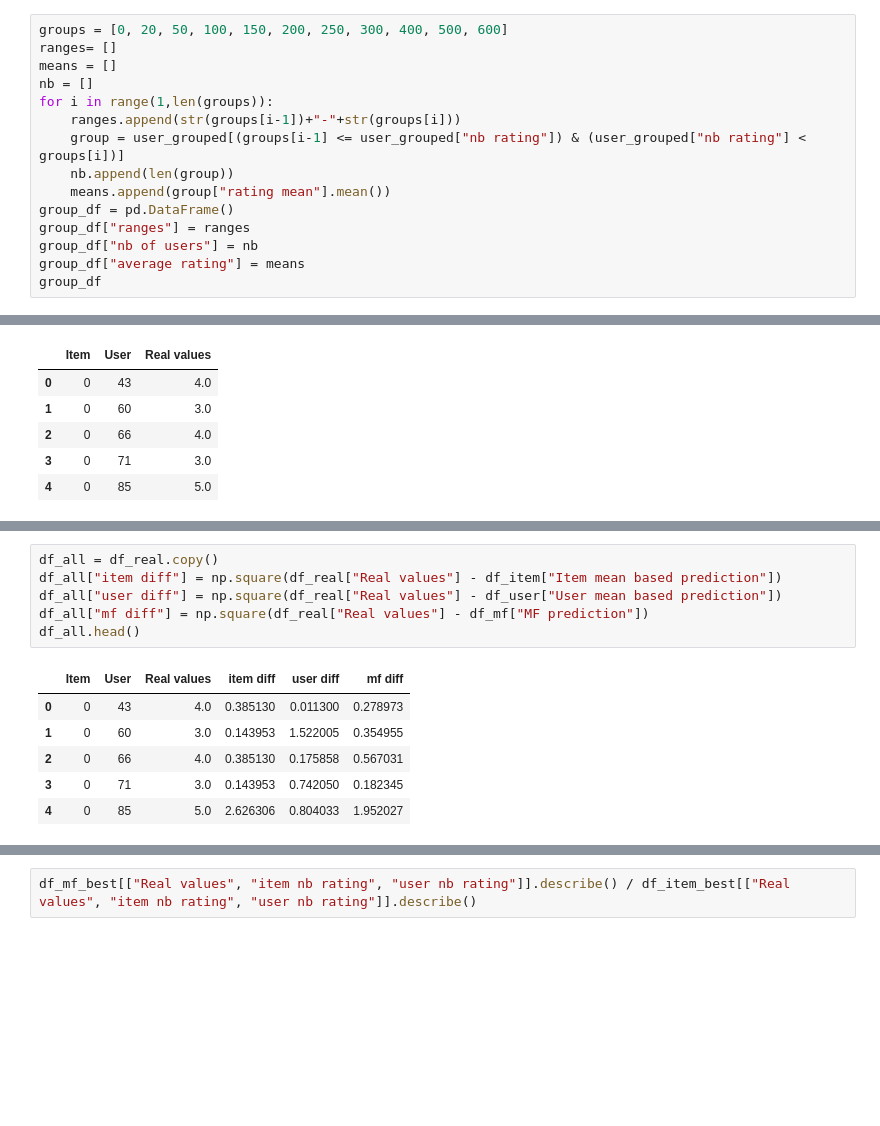
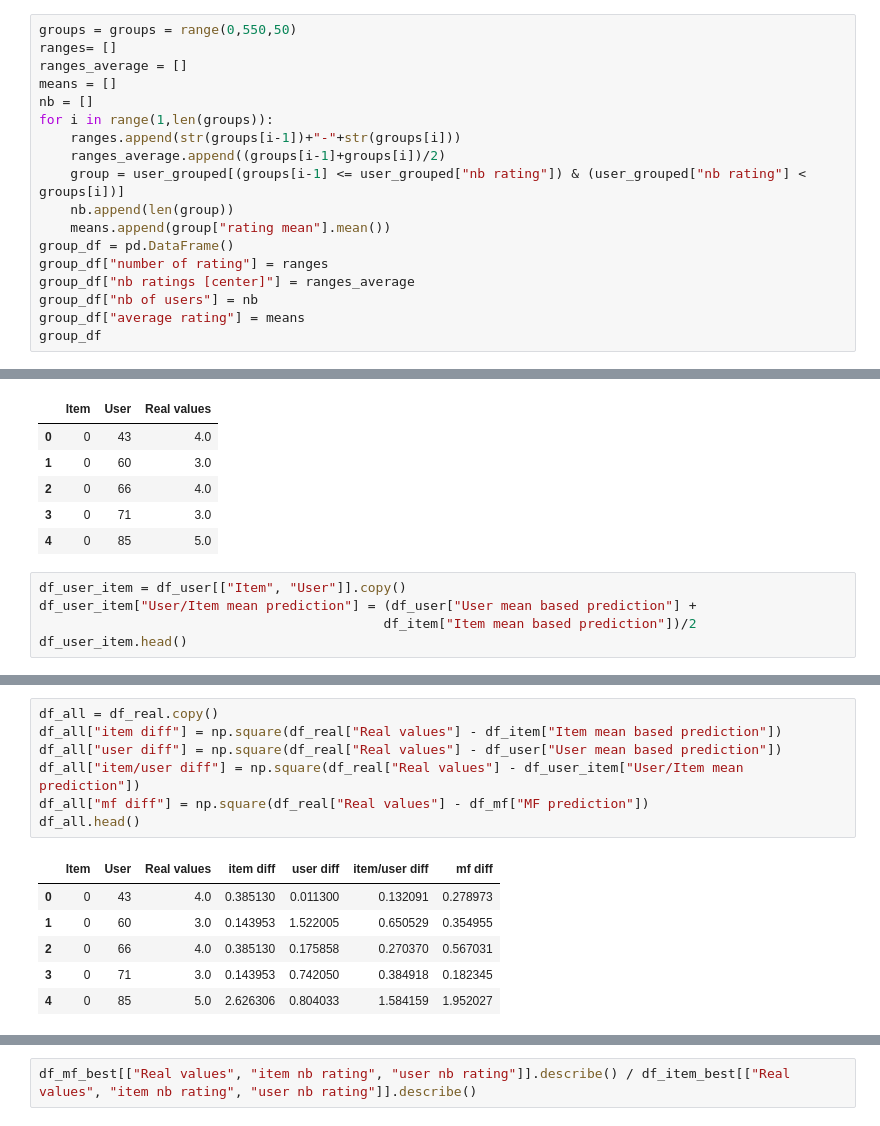
Before and after one commit to mthambipillai/recommender_system, a Jupyter notebook: Notebook/data_exploration.ipynb, the cells around one changed output, grey strips where cells are left out. Drawn from its saved outputs; the diff is of its cells as text; blank space fills up the shorter version.

```diff
--- a/Notebook/data_exploration.ipynb
+++ b/Notebook/data_exploration.ipynb
@@ -210,17 +212,20 @@ ax2.axis([0, 600, 0, 2])
 # %% [markdown]
 It seems that user with a lot of ratings tends to give better grades on average. To confirm it, we will now create groups of user and analyse their average ratings.
 # %%
-groups = [0, 20, 50, 100, 150, 200, 250, 300, 400, 500, 600]
+groups = groups = range(0,550,50)
 ranges= []
+ranges_average = []
 means = []
 nb = []
 for i in range(1,len(groups)):
     ranges.append(str(groups[i-1])+"-"+str(groups[i]))
+    ranges_average.append((groups[i-1]+groups[i])/2)
     group = user_grouped[(groups[i-1] <= user_grouped["nb rating"]) & (user_grouped["nb rating"] < groups[i])]
     nb.append(len(group))
     means.append(group["rating mean"].mean())
 group_df = pd.DataFrame()
-group_df["ranges"] = ranges
+group_df["number of rating"] = ranges
+group_df["nb ratings [center]"] = ranges_average
 group_df["nb of users"] = nb
 group_df["average rating"] = means
 group_df
@@ -376,3 +389,8 @@ df_real.head()
 | 2 | 0 | 66 | 4.0 |
 | 3 | 0 | 71 | 3.0 |
 | 4 | 0 | 85 | 5.0 |
+# %%
+df_user_item = df_user[["Item", "User"]].copy()
+df_user_item["User/Item mean prediction"] = (df_user["User mean based prediction"] +
+                                            df_item["Item mean based prediction"])/2
+df_user_item.head()
@@ -379,13 +404,14 @@ df_real.head()
 # %%
 df_all = df_real.copy()
 df_all["item diff"] = np.square(df_real["Real values"] - df_item["Item mean based prediction"])
 df_all["user diff"] = np.square(df_real["Real values"] - df_user["User mean based prediction"])
+df_all["item/user diff"] = np.square(df_real["Real values"] - df_user_item["User/Item mean prediction"])
 df_all["mf diff"] = np.square(df_real["Real values"] - df_mf["MF prediction"])
 df_all.head()
 # %% [output]
-|  | Item | User | Real values | item diff | user diff | mf diff |
-| 0 | 0 | 43 | 4.0 | 0.385130 | 0.011300 | 0.278973 |
-| 1 | 0 | 60 | 3.0 | 0.143953 | 1.522005 | 0.354955 |
-| 2 | 0 | 66 | 4.0 | 0.385130 | 0.175858 | 0.567031 |
-| 3 | 0 | 71 | 3.0 | 0.143953 | 0.742050 | 0.182345 |
-| 4 | 0 | 85 | 5.0 | 2.626306 | 0.804033 | 1.952027 |
+|  | Item | User | Real values | item diff | user diff | item/user diff | mf diff |
+| 0 | 0 | 43 | 4.0 | 0.385130 | 0.011300 | 0.132091 | 0.278973 |
+| 1 | 0 | 60 | 3.0 | 0.143953 | 1.522005 | 0.650529 | 0.354955 |
+| 2 | 0 | 66 | 4.0 | 0.385130 | 0.175858 | 0.270370 | 0.567031 |
+| 3 | 0 | 71 | 3.0 | 0.143953 | 0.742050 | 0.384918 | 0.182345 |
+| 4 | 0 | 85 | 5.0 | 2.626306 | 0.804033 | 1.584159 | 1.952027 |
```
Also changed, not shown: parts of 22 cells of this notebook, 1 other file.
